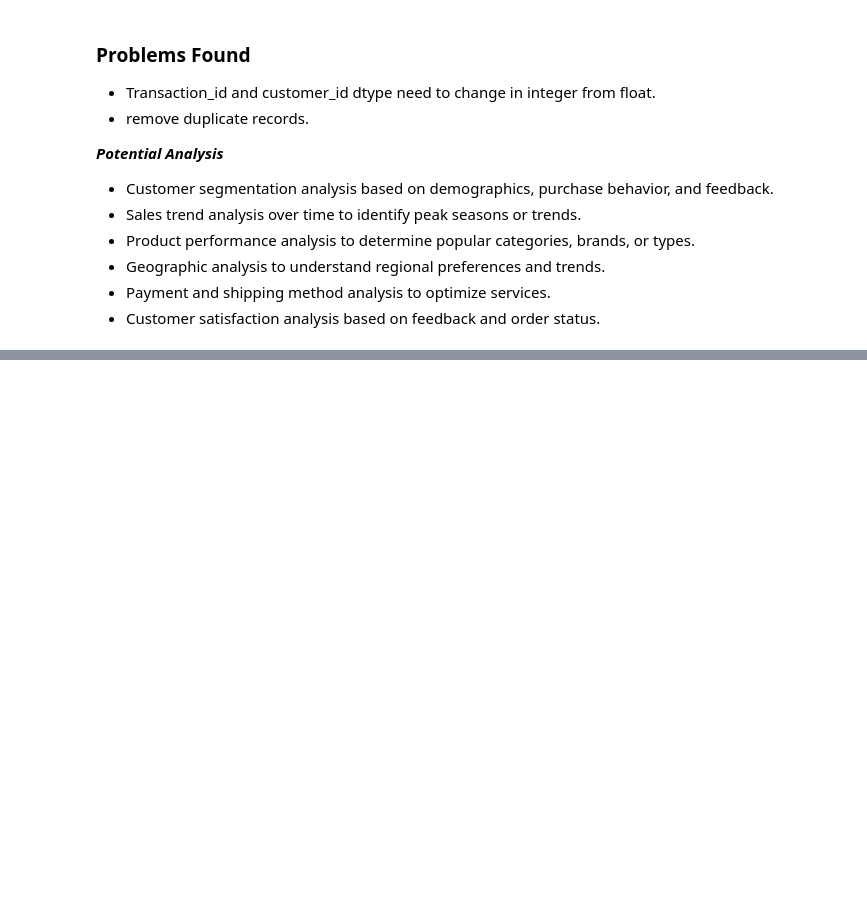
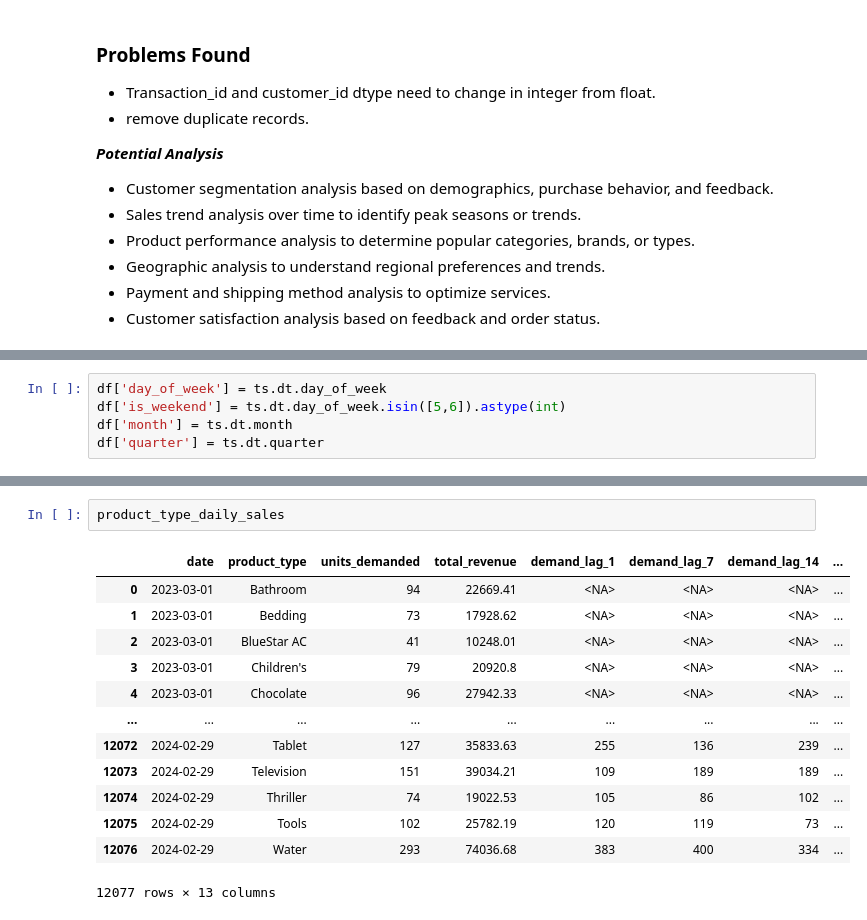
Before and after one commit to ehtasham29/sales-inventory-analytics, a Jupyter notebook: notebooks/01_data_exploration.ipynb, the cells around one changed output, grey strips where cells are left out. Saved outputs shown, nothing was run; the diff lists cells and outputs as text; blank space fills up the shorter version.

```diff
--- a/notebooks/01_data_exploration.ipynb
+++ b/notebooks/01_data_exploration.ipynb
@@ -528,0 +506,5 @@ NameError: name 'df' is not defined
+# %%
+df['day_of_week'] = ts.dt.day_of_week
+df['is_weekend'] = ts.dt.day_of_week.isin([5,6]).astype(int)
+df['month'] = ts.dt.month
+df['quarter'] = ts.dt.quarter
@@ -528,0 +545,16 @@ NameError: name 'df' is not defined
+# %%
+product_type_daily_sales
+# %% [output]
+|  | date | product_type | units_demanded | total_revenue | demand_lag_1 | demand_lag_7 | demand_lag_14 | ... |
+| 0 | 2023-03-01 | Bathroom | 94 | 22669.41 | <NA> | <NA> | <NA> | ... |
+| 1 | 2023-03-01 | Bedding | 73 | 17928.62 | <NA> | <NA> | <NA> | ... |
+| 2 | 2023-03-01 | BlueStar AC | 41 | 10248.01 | <NA> | <NA> | <NA> | ... |
+| 3 | 2023-03-01 | Children's | 79 | 20920.8 | <NA> | <NA> | <NA> | ... |
+| 4 | 2023-03-01 | Chocolate | 96 | 27942.33 | <NA> | <NA> | <NA> | ... |
+| ... | ... | ... | ... | ... | ... | ... | ... | ... |
+| 12072 | 2024-02-29 | Tablet | 127 | 35833.63 | 255 | 136 | 239 | ... |
+| 12073 | 2024-02-29 | Television | 151 | 39034.21 | 109 | 189 | 189 | ... |
+| 12074 | 2024-02-29 | Thriller | 74 | 19022.53 | 105 | 86 | 102 | ... |
+| 12075 | 2024-02-29 | Tools | 102 | 25782.19 | 120 | 119 | 73 | ... |
+| 12076 | 2024-02-29 | Water | 293 | 74036.68 | 383 | 400 | 334 | ... |
+12077 rows × 13 columns
```
Also changed, not shown: parts of 51 cells of this notebook, 10 other files.
